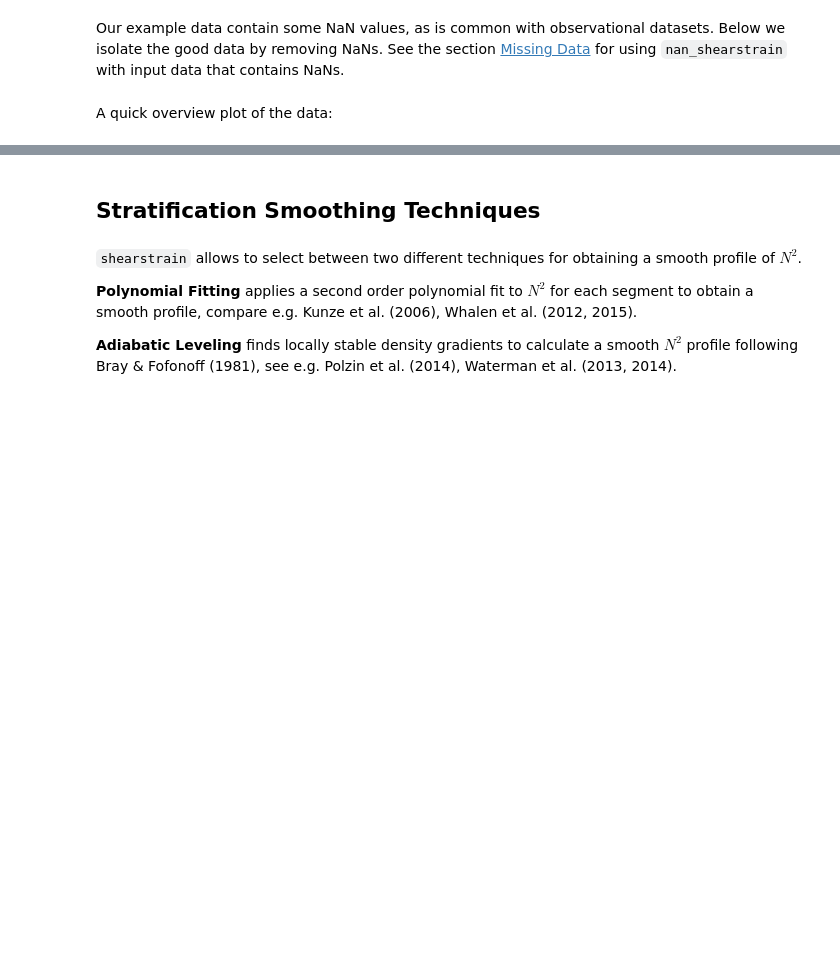
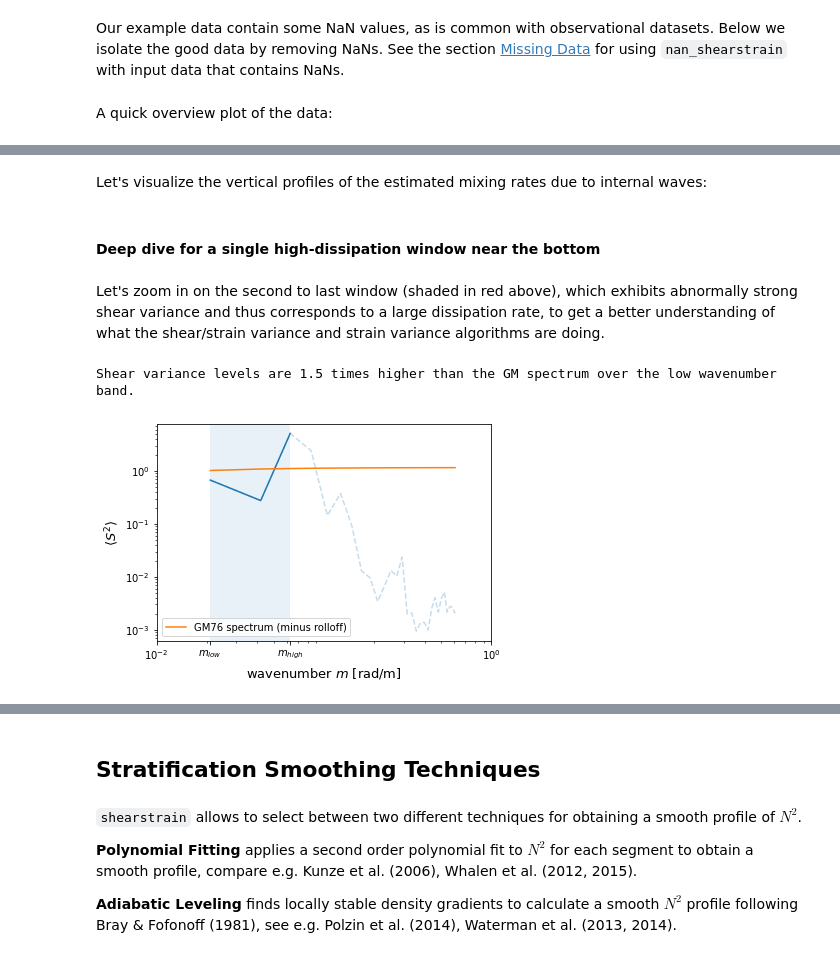
Before and after one commit to modscripps/mixsea, a Jupyter notebook: docs/shearstrain.ipynb, the cells around one changed output, grey strips where cells are left out. Saved outputs shown, nothing was run; the diff lists cells and outputs as text; code cells hidden in the pictures; blank space fills up the shorter version.

```diff
--- a/docs/shearstrain.ipynb
+++ b/docs/shearstrain.ipynb
@@ -60,0 +176,27 @@ ax[0].invert_yaxis()
+# %% [markdown]
+Let's visualize the vertical profiles of the estimated mixing rates due to internal waves:
+# %% [markdown]
+#### Deep dive for a single high-dissipation window near the bottom
+# %% [markdown]
+Let's zoom in on the second to last window (shaded in red above), which exhibits abnormally strong shear variance and thus corresponds to a large dissipation rate, to get a better understanding of what the shear/strain variance and strain variance algorithms are doing.
+# %%
+plt.loglog(diag["m"][mii_sh], diag['P_shear'][k][mii_sh])
+plt.loglog(diag["m"], diag['P_shear'][k], "C0--", alpha=0.25)
+S_shear_gm, P_shear_gm = mx.shearstrain.gm_shear_variance(diag['m'], mii_sh, 1.e-3)
+plt.loglog(diag["m"], P_shear_gm, label="GM76 spectrum (minus rolloff)")
+ylims = plt.gca().get_ylim()
+plt.fill_between(diag['m'][[mi_sh[0], mi_sh[1]-1]], [ylims[0], ylims[0]], [ylims[1], ylims[1]], alpha=0.1)
+plt.ylim(ylims)
+plt.xlim(diag["m"][0], diag["m"][-1])
+plt.ylabel(r"$\langle S^{2} \rangle$", fontsize=13)
+plt.xlabel(r"wavenumber $m$ [rad/m]", fontsize=13)
+plt.xticks(
+    [1e-2, diag['m'][mi_sh[0]], diag['m'][mi_sh[1]-1], 1e0],
+    [r"$10^{-2}$", r"$m_{low}$", r"$m_{high}$", r"$10^{0}$"]
+)
+plt.legend()
+
+print(f"Shear variance levels are {round(diag['Int_sh'][k]/S_shear_gm,1)} times higher than the GM spectrum over the low wavenumber band.")
+# %% [output]
+Shear variance levels are 1.5 times higher than the GM spectrum over the low wavenumber band.
+[figure, added]
```
Also changed, not shown: parts of 16 cells of this notebook, 3 other files.
